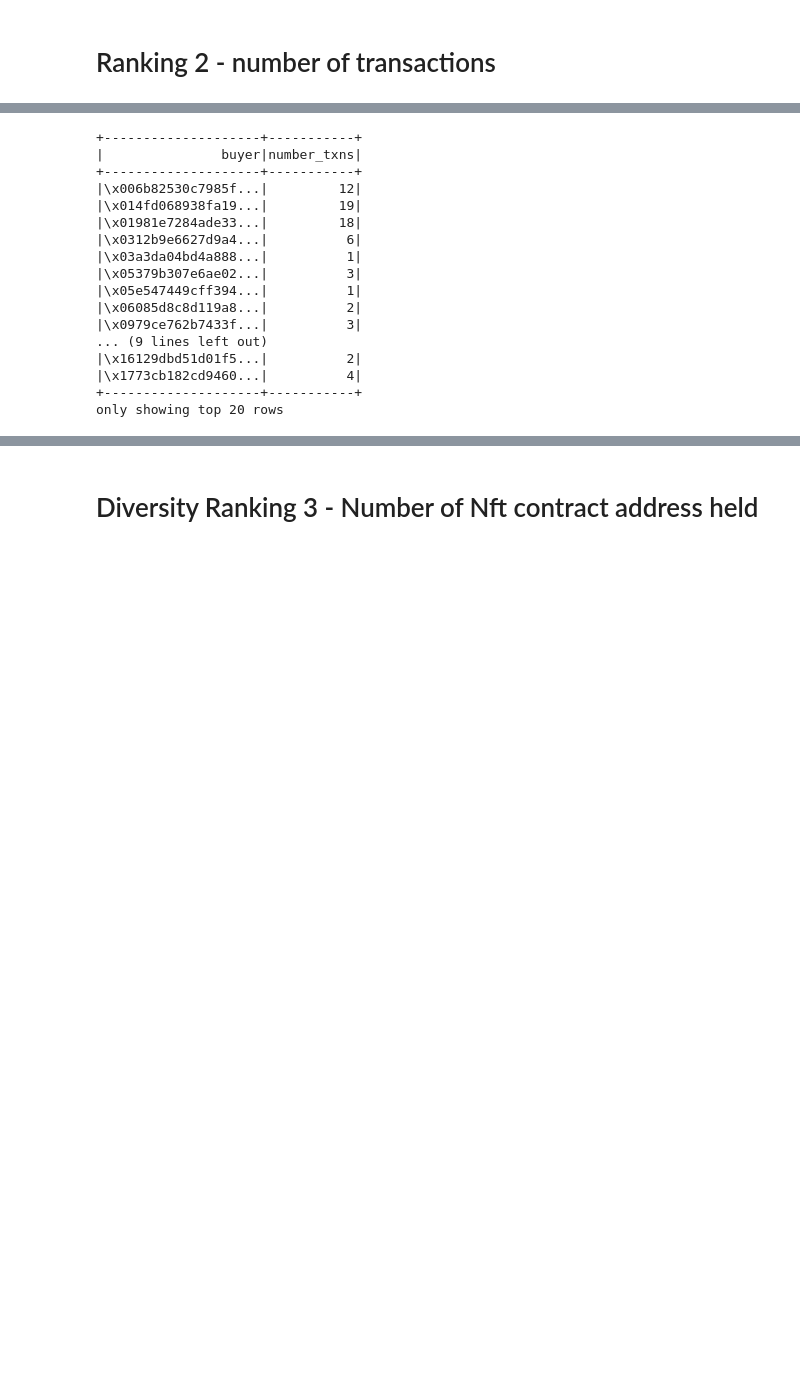
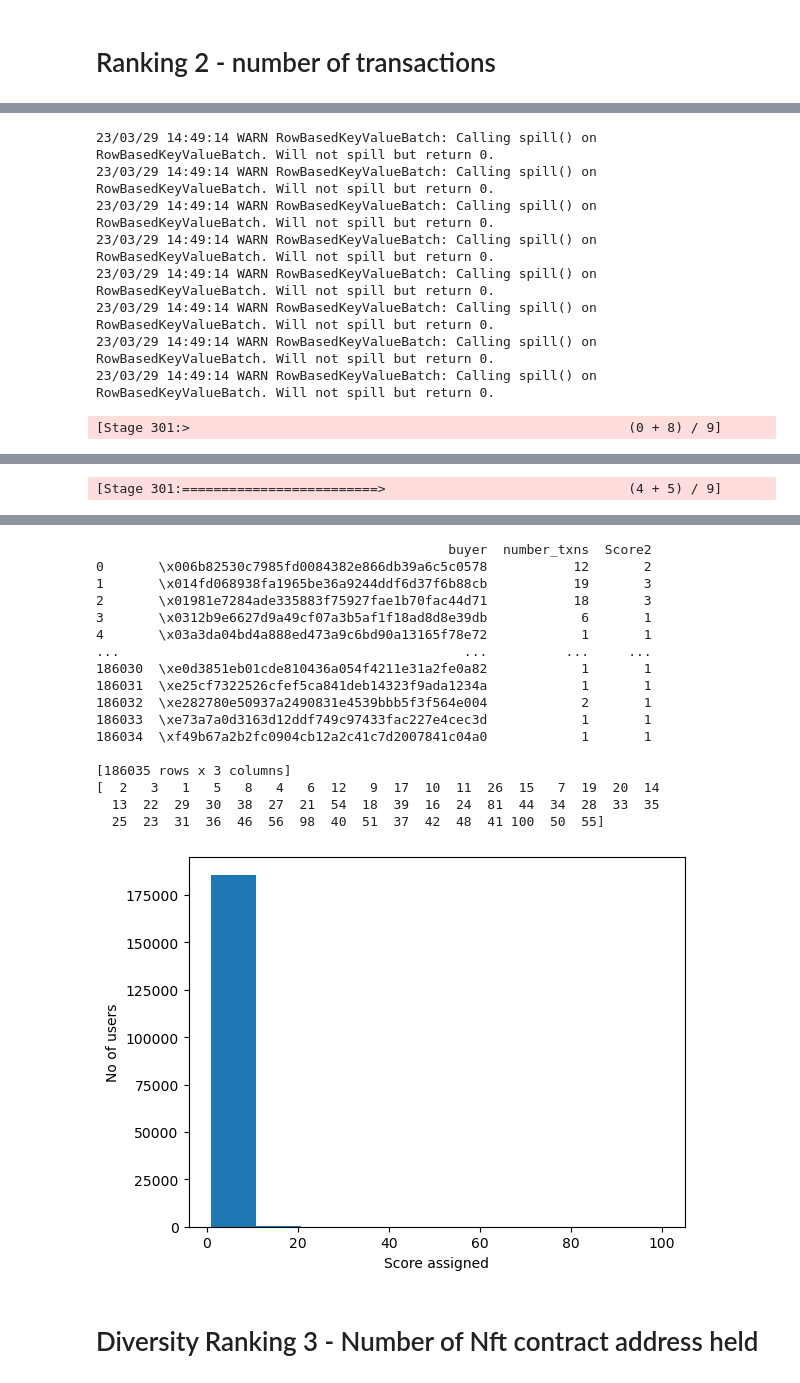
Before and after one commit to cardstack/nft-membership-nyu, a Jupyter notebook: notebooks/pipeline/Ranking.ipynb, the cells around one changed output, grey strips where cells are left out. Cells and saved outputs as stored; diff of their text form; code cells hidden in the pictures; blank space fills up the shorter version.

```diff
--- a/notebooks/pipeline/Ranking.ipynb
+++ b/notebooks/pipeline/Ranking.ipynb
@@ -132,6 +220,20 @@ only showing top 20 rows
 # Ranking 2 - number of transactions
 # %%
 df_count = df_all.groupBy("buyer").agg(count("*").alias("number_txns"))
-
-df_count.show(20)
+# score2 based on number_txns
+df_rule_number_txns_pd=df_count.toPandas()
+hist, bins=pd.cut(df_rule_number_txns_pd['number_txns'],bins=100,labels=False,retbins=True,right=False)
+df_rule_number_txns_pd['Score2']=hist
+df_rule_number_txns_pd['Score2']+=1
+print(df_rule_number_txns_pd)
+#print unique score2 values assigned
+print(df_rule_number_txns_pd['Score2'].unique())
+#plot histogram
+plt.hist(df_rule_number_txns_pd["Score2"])
+plt.xlabel("Score assigned")
+plt.ylabel("No of users")
+plt.title("")
+plt.show()
+#converting to sparkdf
+df_rule_number_txns=spark.createDataFrame(df_rule_number_txns_pd)
 # %% [output]
@@ -155,17 +241,9 @@ df_count.show(20)
-+--------------------+-----------+
-|               buyer|number_txns|
-+--------------------+-----------+
-|\x006b82530c7985f...|         12|
-|\x014fd068938fa19...|         19|
-|\x01981e7284ade33...|         18|
-|\x0312b9e6627d9a4...|          6|
-|\x03a3da04bd4a888...|          1|
-|\x05379b307e6ae02...|          3|
-|\x05e547449cff394...|          1|
-|\x06085d8c8d119a8...|          2|
-|\x0979ce762b7433f...|          3|
-... (9 lines left out)
-|\x16129dbd51d01f5...|          2|
-|\x1773cb182cd9460...|          4|
-+--------------------+-----------+
-only showing top 20 rows
+23/03/29 14:49:14 WARN RowBasedKeyValueBatch: Calling spill() on RowBasedKeyValueBatch. Will not spill but return 0.
+23/03/29 14:49:14 WARN RowBasedKeyValueBatch: Calling spill() on RowBasedKeyValueBatch. Will not spill but return 0.
+23/03/29 14:49:14 WARN RowBasedKeyValueBatch: Calling spill() on RowBasedKeyValueBatch. Will not spill but return 0.
+23/03/29 14:49:14 WARN RowBasedKeyValueBatch: Calling spill() on RowBasedKeyValueBatch. Will not spill but return 0.
+23/03/29 14:49:14 WARN RowBasedKeyValueBatch: Calling spill() on RowBasedKeyValueBatch. Will not spill but return 0.
+23/03/29 14:49:14 WARN RowBasedKeyValueBatch: Calling spill() on RowBasedKeyValueBatch. Will not spill but return 0.
+23/03/29 14:49:14 WARN RowBasedKeyValueBatch: Calling spill() on RowBasedKeyValueBatch. Will not spill but return 0.
+23/03/29 14:49:14 WARN RowBasedKeyValueBatch: Calling spill() on RowBasedKeyValueBatch. Will not spill but return 0.
+[Stage 301:>                                                        (0 + 8) / 9]
@@ -171,0 +266 @@ only showing top 20 rows
+[Stage 301:=========================>                               (4 + 5) / 9]
@@ -172,3 +268,21 @@ only showing top 20 rows
+                                             buyer  number_txns  Score2
+0       \x006b82530c7985fd0084382e866db39a6c5c0578           12       2
+1       \x014fd068938fa1965be36a9244ddf6d37f6b88cb           19       3
+2       \x01981e7284ade335883f75927fae1b70fac44d71           18       3
+3       \x0312b9e6627d9a49cf07a3b5af1f18ad8d8e39db            6       1
+4       \x03a3da04bd4a888ed473a9c6bd90a13165f78e72            1       1
+...                                            ...          ...     ...
+186030  \xe0d3851eb01cde810436a054f4211e31a2fe0a82            1       1
+186031  \xe25cf7322526cfef5ca841deb14323f9ada1234a            1       1
+186032  \xe282780e50937a2490831e4539bbb5f3f564e004            2       1
+186033  \xe73a7a0d3163d12ddf749c97433fac227e4cec3d            1       1
+186034  \xf49b67a2b2fc0904cb12a2c41c7d2007841c04a0            1       1
+
+[186035 rows x 3 columns]
+[  2   3   1   5   8   4   6  12   9  17  10  11  26  15   7  19  20  14
+  13  22  29  30  38  27  21  54  18  39  16  24  81  44  34  28  33  35
+  25  23  31  36  46  56  98  40  51  37  42  48  41 100  50  55]
+[figure, added]
 # %% [markdown]
 # Diversity Ranking 3 - Number of Nft contract address held
 # %%
```
Also changed, not shown: parts of 20 cells of this notebook.
